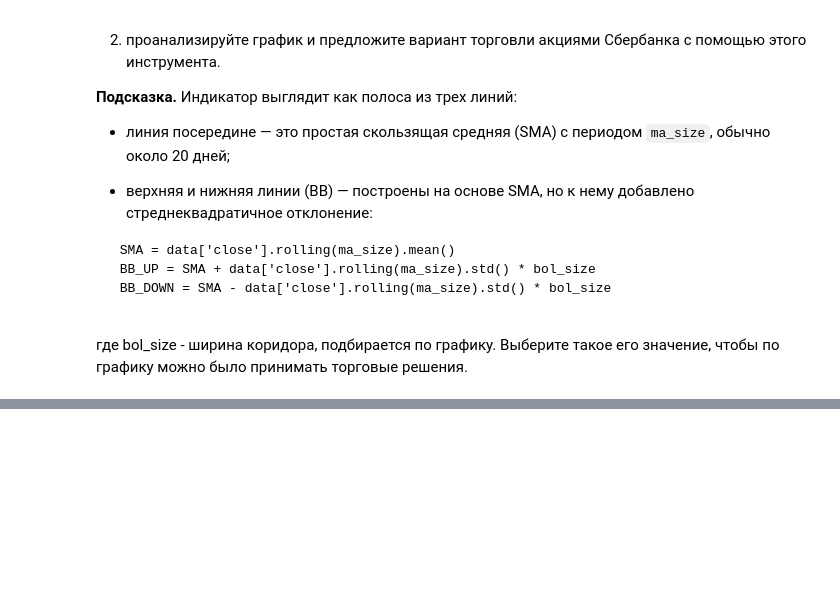
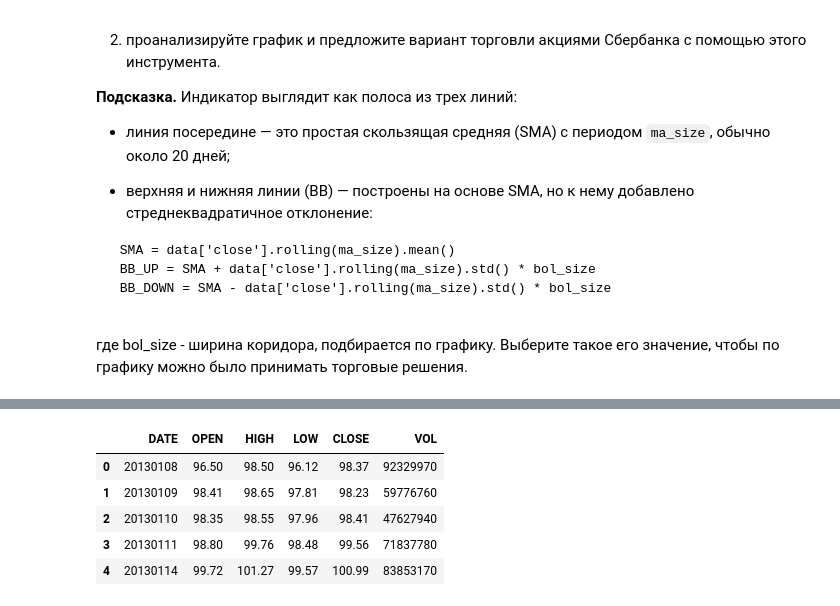
Before and after one commit to AleksandrMac/learning, a Jupyter notebook: 8_3_Домашняя_работа.ipynb, the cells around one changed output, grey strips where cells are left out. Cells and saved outputs as stored; diff of their text form; code cells hidden in the pictures; blank space fills up the shorter version.

```diff
--- a/8_3_Домашняя_работа.ipynb
+++ b/8_3_Домашняя_работа.ipynb
@@ -34,0 +60,10 @@ https://storage.yandexcloud.net/academy.ai/SBER.csv
+# %%
+df = pd.read_csv('SBER.csv',sep=';')
+df.head()
+# %% [output]
+|  | DATE | OPEN | HIGH | LOW | CLOSE | VOL |
+| 0 | 20130108 | 96.50 | 98.50 | 96.12 | 98.37 | 92329970 |
+| 1 | 20130109 | 98.41 | 98.65 | 97.81 | 98.23 | 59776760 |
+| 2 | 20130110 | 98.35 | 98.55 | 97.96 | 98.41 | 47627940 |
+| 3 | 20130111 | 98.80 | 99.76 | 98.48 | 99.56 | 71837780 |
+| 4 | 20130114 | 99.72 | 101.27 | 99.57 | 100.99 | 83853170 |
```
Also changed, not shown: parts of 6 cells of this notebook.
